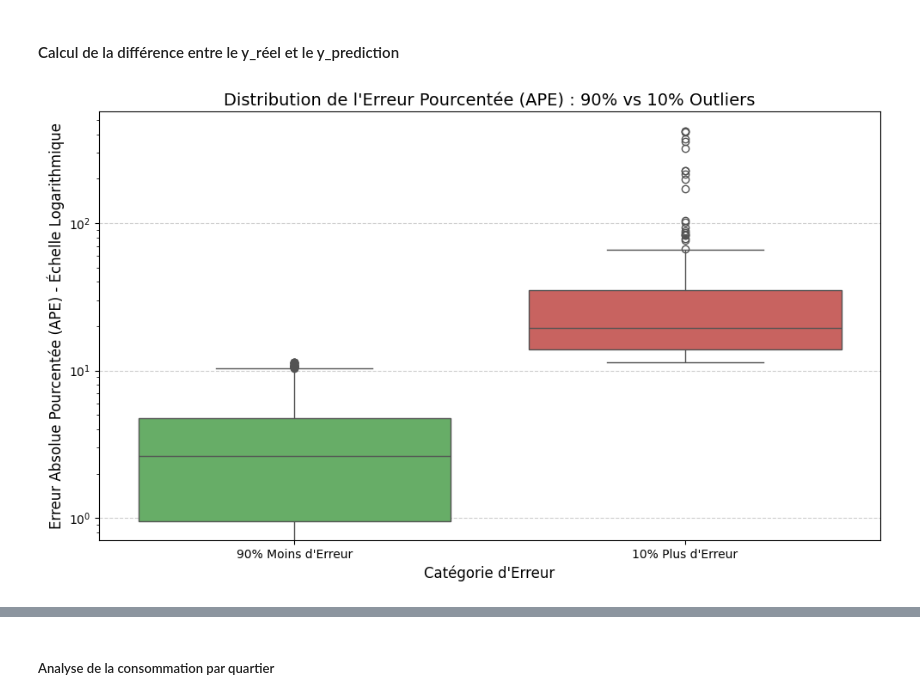
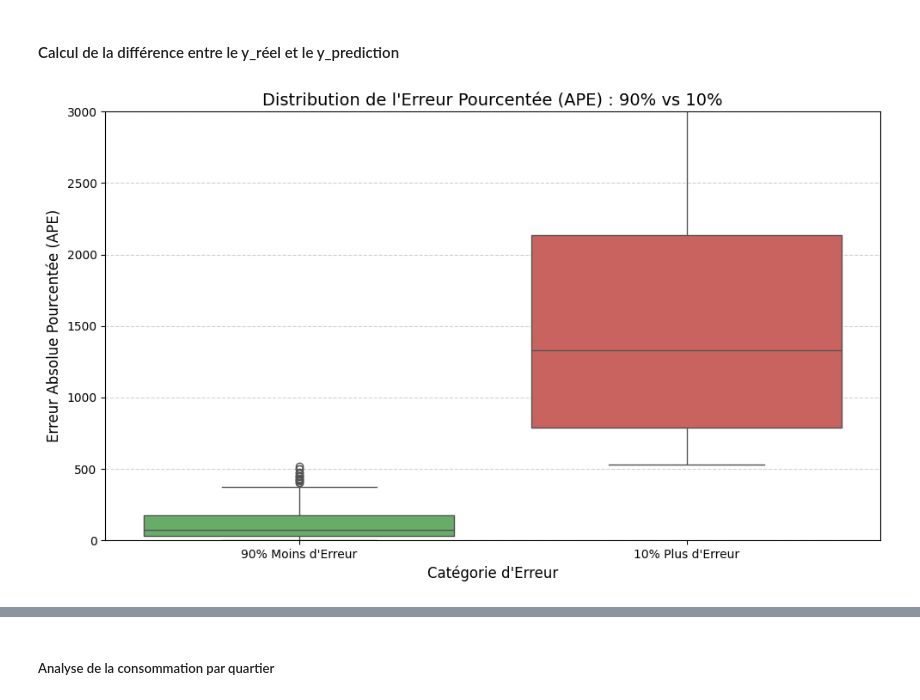
Before and after one commit to mcourte/DE_Projet_6, a Jupyter notebook: nettoyage_analyse_DF.ipynb, the cells around one changed output, grey strips where cells are left out. Saved outputs shown, nothing was run; the diff lists cells and outputs as text; code cells hidden in the pictures.

```diff
--- a/nettoyage_analyse_DF.ipynb
+++ b/nettoyage_analyse_DF.ipynb
@@ -1235,7 +1235,7 @@ df_without_leakage[df_without_leakage['SecondLargestPropertyUseType'].isna()]
 # %% [markdown]
 Comme nous ne pouvons pas deviner quel est le second usage du bâtiment, on remplace ces valeurs par **Unknown**
 # %%
-df_without_leakage['SecondLargestPropertyUseType'] = df_without_leakage['SecondLargestPropertyUseType'].fillna('Unknown')
+df_without_leakage['SecondLargestPropertyUseType'] = df_without_leakage['SecondLargestPropertyUseType'].fillna('None')
 # %% [markdown]
 ##### Outliers
 # %%
@@ -1330,13 +1330,20 @@ df_without_leakage[df_without_leakage['SecondLargestPropertyUseTypeGFA'].isna()]
 | 3372 | Nonresidential COS | Other | DOWNTOWN | 2004 | 1.0 | 1 | ... |
 700 rows × 17 columns
 # %%
-# Masque : Lorsque le SecondLargestPropertyUseType N'EST PAS 'Unknown'
-mask_non_unknown = df_without_leakage['SecondLargestPropertyUseType'] != 'Unknown'
+# Masque : SecondLargestPropertyUseType n'est PAS "Unknown"
+mask_non_unknown = df_without_leakage['SecondLargestPropertyUseType'] != 'Non'
 
-# Calculer la superficie restante (Total - Largest GFA) et l'appliquer
+# Cas 1 : SecondLargestPropertyUseType ≠ Unknown
 df_without_leakage.loc[mask_non_unknown, 'SecondLargestPropertyUseTypeGFA'] = (
     df_without_leakage['PropertyGFATotal'] - df_without_leakage['LargestPropertyUseTypeGFA']
 )
+
+# Cas 2 : SecondLargestPropertyUseType = Unknown
+mask_unknown = df_without_leakage['SecondLargestPropertyUseType'] == 'Unknown'
+
+df_without_leakage.loc[mask_unknown, 'SecondLargestPropertyUseTypeGFA'] = (
+   0
+)
 # %%
 df_without_leakage
 # %% [output]
@@ -1475,48 +1539,62 @@ df_resultats['erreur_pourcentage'] = (
 # %%
 # Calcul du 90e percentile de la colonne d'erreur
-percentile_90 = df_resultats['erreur_pourcentage'].quantile(0.90)
+percentile_90 = df_resultats_test['erreur_pourcentage'].quantile(0.90)
 
 # Créer un masque pour les 90% d'observations avec la plus petite erreur (les 'non-outliers')
-mask_90_percent = df_resultats['erreur_pourcentage'] <= percentile_90
+mask_90_percent = df_resultats_test['erreur_pourcentage'] <= percentile_90
 
 # Séparer les 90%
-df_90_percent = df_resultats[mask_90_percent]
+df_90_percent = df_resultats_test[mask_90_percent]
 
 # Séparer les 10% (pour analyse future)
-df_10_percent = df_resultats[~mask_90_percent]
+df_10_percent = df_resultats_test[~mask_90_percent]
 # %%
-# --- 1. Préparation des Données ---
+
+# --- 1. Préparation des Données (Comme votre code précédent) ---
 
 # 1.1 Ajout d'une colonne d'étiquette aux deux DataFrames
 df_90_percent_plot = df_90_percent.copy()
 df_10_percent_plot = df_10_percent.copy()
 
 df_90_percent_plot['Catégorie'] = '90% Moins d\'Erreur'
 df_10_percent_plot['Catégorie'] = '10% Plus d\'Erreur'
 
 # 1.2 Concaténation des deux DataFrames
 df_boxplot = pd.concat([df_90_percent_plot, df_10_percent_plot])
 
+
 # --- 2. Génération du Box Plot ---
 
 plt.figure(figsize=(10, 6))
 
 sns.boxplot(
     x='Catégorie',
     y='erreur_pourcentage',
     data=df_boxplot,
     palette=['#5cb85c', '#d9534f'],
+    order=['90% Moins d\'Erreur', '10% Plus d\'Erreur'],
     hue='Catégorie'
 )
 
-plt.yscale('log')
+# -----------------------------------------------------------
+# --- CORRECTIONS pour limiter la vue et utiliser le log ---
+# -----------------------------------------------------------
 
-plt.title("Distribution de l'Erreur Pourcentée (APE) : 90% vs 10% Outliers", fontsize=14)
+# 1. Appliquer l'échelle logarithmique sur l'axe Y (l'erreur pourcentage)
+
+# 2. Limiter l'affichage de l'axe Y (par exemple, entre 1 et 2000, puisque l'erreur est positive)
+# Les points au-delà de cette limite ne seront pas visibles, mais sont pris en compte dans le calcul
+# des statistiques de la boîte.
+y_min = 0
+y_max = 3000
+plt.ylim(y_min, y_max)
+
+plt.title(f"Distribution de l'Erreur Pourcentée (APE) : 90% vs 10%", fontsize=14)
 plt.xlabel("Catégorie d'Erreur", fontsize=12)
-plt.ylabel("Erreur Absolue Pourcentée (APE) - Échelle Logarithmique", fontsize=12)
+plt.ylabel("Erreur Absolue Pourcentée (APE)", fontsize=12)
 
 plt.grid(axis='y', linestyle='--', alpha=0.6)
 plt.tight_layout()
 plt.show()
 # %% [output]
-[figure, old version]
+[figure, new version]
```
Also changed, not shown: parts of 29 cells of this notebook.
